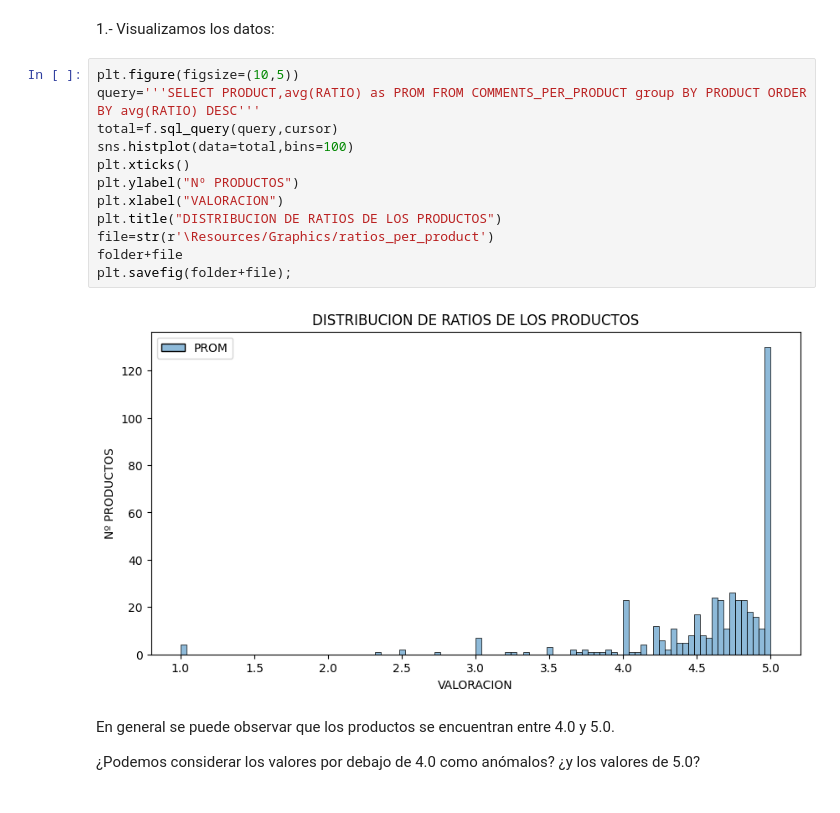
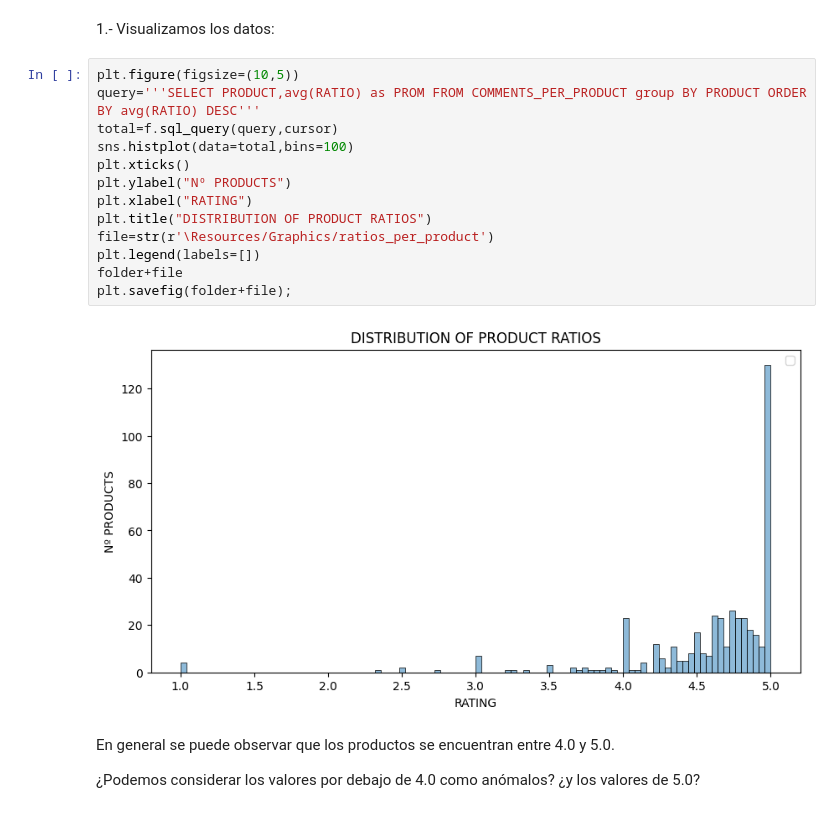
Before and after one commit to 75Engel/Proyecto_tienda_online, a Jupyter notebook: src/Notebook/03_sql.ipynb, the cells around one changed output. Saved outputs shown, nothing was run; the diff lists cells and outputs as text.

```diff
--- a/src/Notebook/03_sql.ipynb
+++ b/src/Notebook/03_sql.ipynb
@@ -1147,17 +1143,18 @@ plt.savefig(folder+file);
 # %%
 plt.figure(figsize=(10,5))
 query='''SELECT PRODUCT,avg(RATIO) as PROM FROM COMMENTS_PER_PRODUCT group BY PRODUCT ORDER BY avg(RATIO) DESC'''
 total=f.sql_query(query,cursor)
 sns.histplot(data=total,bins=100)
 plt.xticks()
-plt.ylabel("Nº PRODUCTOS")
-plt.xlabel("VALORACION")
-plt.title("DISTRIBUCION DE RATIOS DE LOS PRODUCTOS")
+plt.ylabel("Nº PRODUCTS")
+plt.xlabel("RATING")
+plt.title("DISTRIBUTION OF PRODUCT RATIOS")
 file=str(r'\Resources/Graphics/ratios_per_product')
+plt.legend(labels=[])
 folder+file
 plt.savefig(folder+file);
 # %% [output]
-[figure, old version]
+[figure, new version]
 # %% [markdown]
 En general se puede observar que los productos se encuentran entre 4.0 y 5.0.
 
```
Also changed, not shown: parts of 31 cells of this notebook, 13 other files.
